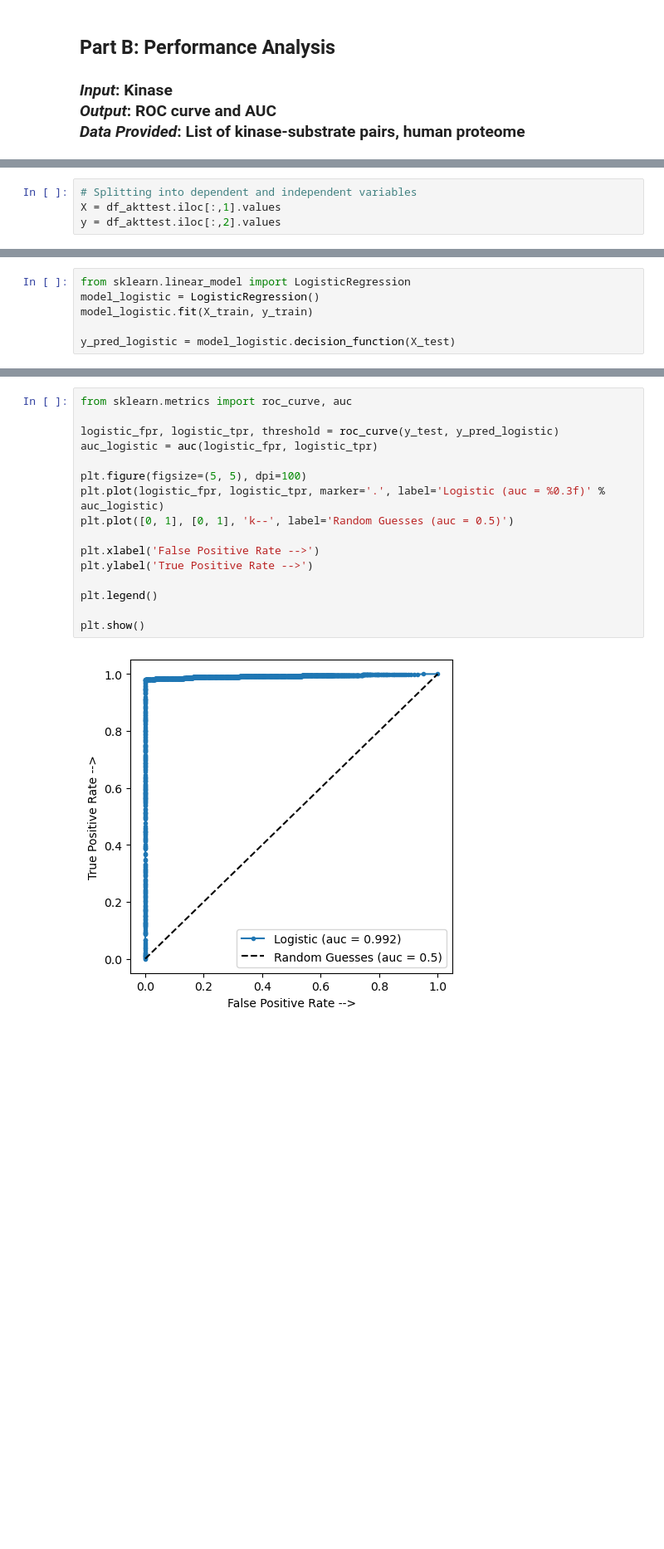
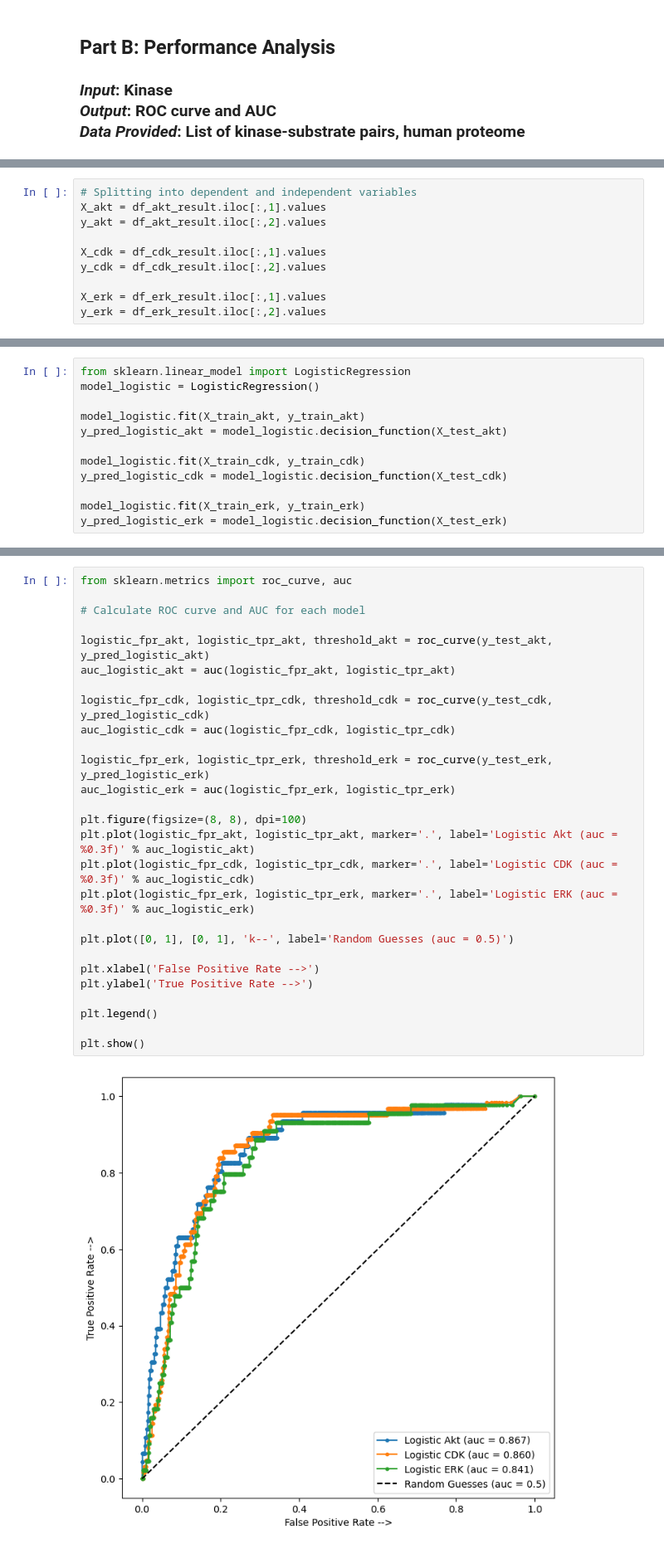
Before and after one commit to danielbarir/PortfolioProjects, a Jupyter notebook: The Kinase Library - Prediction System & Performance Analysis.ipynb, the cells around one changed output, grey strips where cells are left out. Shown: that part at 83% size. Saved outputs shown, nothing was run; the diff lists cells and outputs as text; blank space fills up the shorter version.

```diff
--- a/The Kinase Library - Prediction System & Performance Analysis.ipynb
+++ b/The Kinase Library - Prediction System & Performance Analysis.ipynb
@@ -172,5 +168,11 @@ Name: Phosphorylation, dtype: int64
 # %%
 # Splitting into dependent and independent variables
-X = df_akttest.iloc[:,1].values
-y = df_akttest.iloc[:,2].values
+X_akt = df_akt_result.iloc[:,1].values
+y_akt = df_akt_result.iloc[:,2].values
+
+X_cdk = df_cdk_result.iloc[:,1].values
+y_cdk = df_cdk_result.iloc[:,2].values
+
+X_erk = df_erk_result.iloc[:,1].values
+y_erk = df_erk_result.iloc[:,2].values
 # %% [markdown]
@@ -188,7 +202,13 @@ y_test = np.array(y_test)
 # %%
 from sklearn.linear_model import LogisticRegression
 model_logistic = LogisticRegression()
-model_logistic.fit(X_train, y_train)
 
-y_pred_logistic = model_logistic.decision_function(X_test)
+model_logistic.fit(X_train_akt, y_train_akt)
+y_pred_logistic_akt = model_logistic.decision_function(X_test_akt)
+
+model_logistic.fit(X_train_cdk, y_train_cdk)
+y_pred_logistic_cdk = model_logistic.decision_function(X_test_cdk)
+
+model_logistic.fit(X_train_erk, y_train_erk)
+y_pred_logistic_erk = model_logistic.decision_function(X_test_erk)
 # %% [markdown]
@@ -196,18 +216,29 @@ y_pred_logistic = model_logistic.decision_function(X_test)
 # %%
 from sklearn.metrics import roc_curve, auc
 
-logistic_fpr, logistic_tpr, threshold = roc_curve(y_test, y_pred_logistic)
-auc_logistic = auc(logistic_fpr, logistic_tpr)
+# Calculate ROC curve and AUC for each model
 
-plt.figure(figsize=(5, 5), dpi=100)
-plt.plot(logistic_fpr, logistic_tpr, marker='.', label='Logistic (auc = %0.3f)' % auc_logistic)
+logistic_fpr_akt, logistic_tpr_akt, threshold_akt = roc_curve(y_test_akt, y_pred_logistic_akt)
+auc_logistic_akt = auc(logistic_fpr_akt, logistic_tpr_akt)
+
+logistic_fpr_cdk, logistic_tpr_cdk, threshold_cdk = roc_curve(y_test_cdk, y_pred_logistic_cdk)
+auc_logistic_cdk = auc(logistic_fpr_cdk, logistic_tpr_cdk)
+
+logistic_fpr_erk, logistic_tpr_erk, threshold_erk = roc_curve(y_test_erk, y_pred_logistic_erk)
+auc_logistic_erk = auc(logistic_fpr_erk, logistic_tpr_erk)
+
+plt.figure(figsize=(8, 8), dpi=100)
+plt.plot(logistic_fpr_akt, logistic_tpr_akt, marker='.', label='Logistic Akt (auc = %0.3f)' % auc_logistic_akt)
+plt.plot(logistic_fpr_cdk, logistic_tpr_cdk, marker='.', label='Logistic CDK (auc = %0.3f)' % auc_logistic_cdk)
+plt.plot(logistic_fpr_erk, logistic_tpr_erk, marker='.', label='Logistic ERK (auc = %0.3f)' % auc_logistic_erk)
+
 plt.plot([0, 1], [0, 1], 'k--', label='Random Guesses (auc = 0.5)')
 
 plt.xlabel('False Positive Rate -->')
 plt.ylabel('True Positive Rate -->')
 
 plt.legend()
 
 plt.show()
 # %% [output]
-[figure, old version]
+[figure, new version]
```
Also changed, not shown: parts of 12 cells of this notebook.
